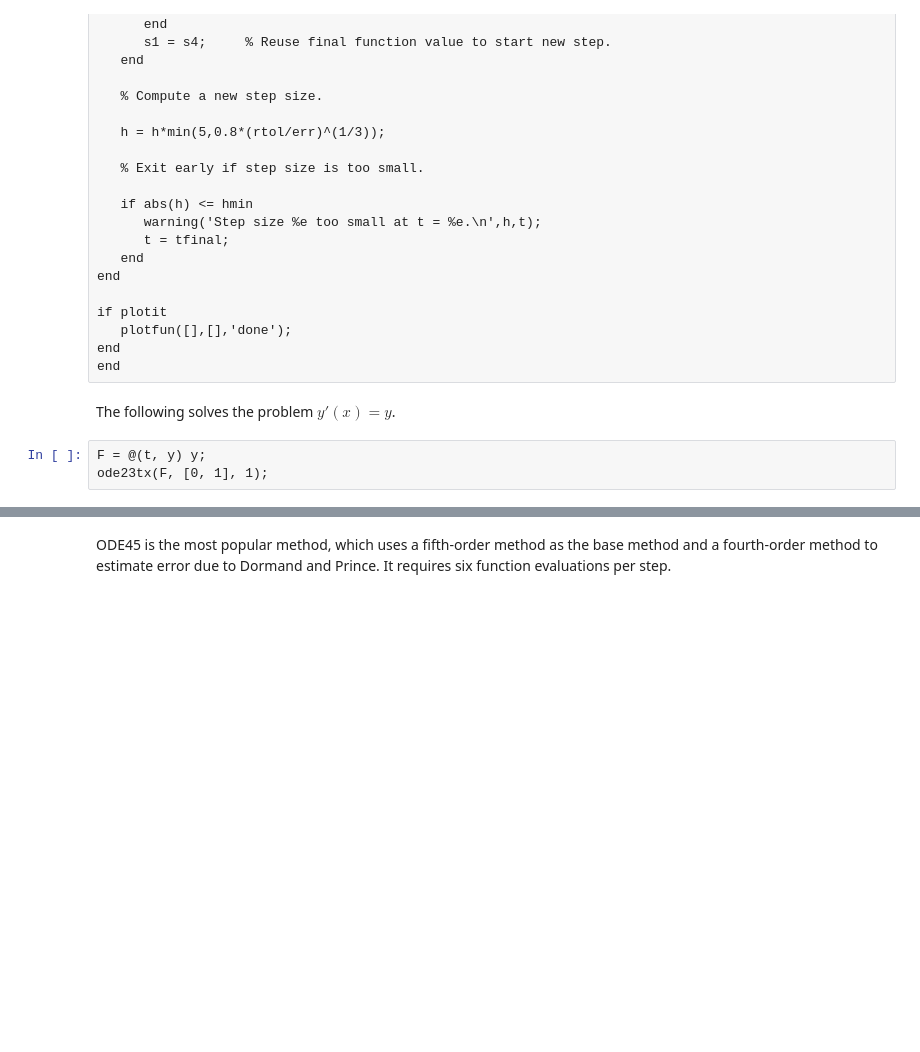
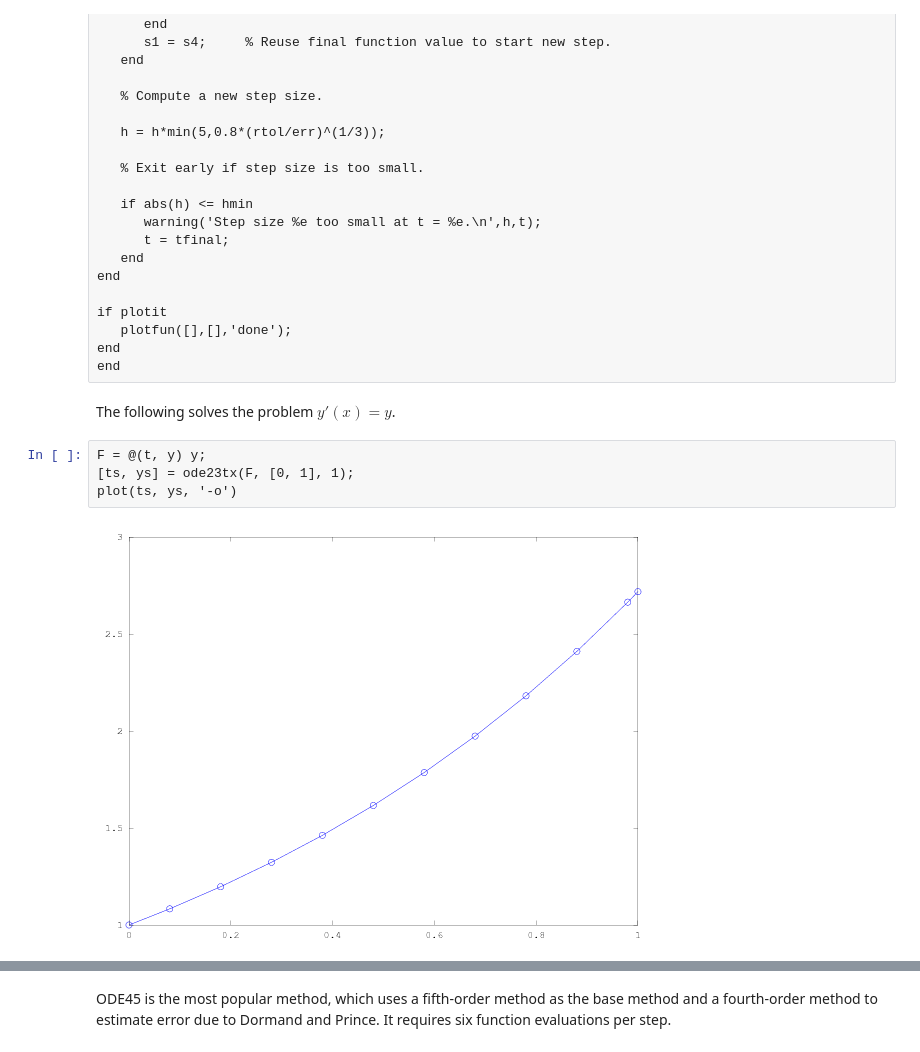
Before and after one commit to AndresSepulveda/octave-notes, a Jupyter notebook: octave-odes.ipynb, the cells around one changed output, grey strips where cells are left out. Drawn from its saved outputs; the diff is of its cells as text; blank space fills up the shorter version.

```diff
--- a/octave-odes.ipynb
+++ b/octave-odes.ipynb
@@ -394,7 +409,10 @@ end
 The following solves the problem $y'(x)=y$.
 # %%
 F = @(t, y) y;
-ode23tx(F, [0, 1], 1);
+[ts, ys] = ode23tx(F, [0, 1], 1);
+plot(ts, ys, '-o')
+# %% [output]
+[figure, added]
 # %%
 a = 0.25;
 y0 = 15.9;
```
Also changed, not shown: parts of 12 cells of this notebook, 6 other files.
